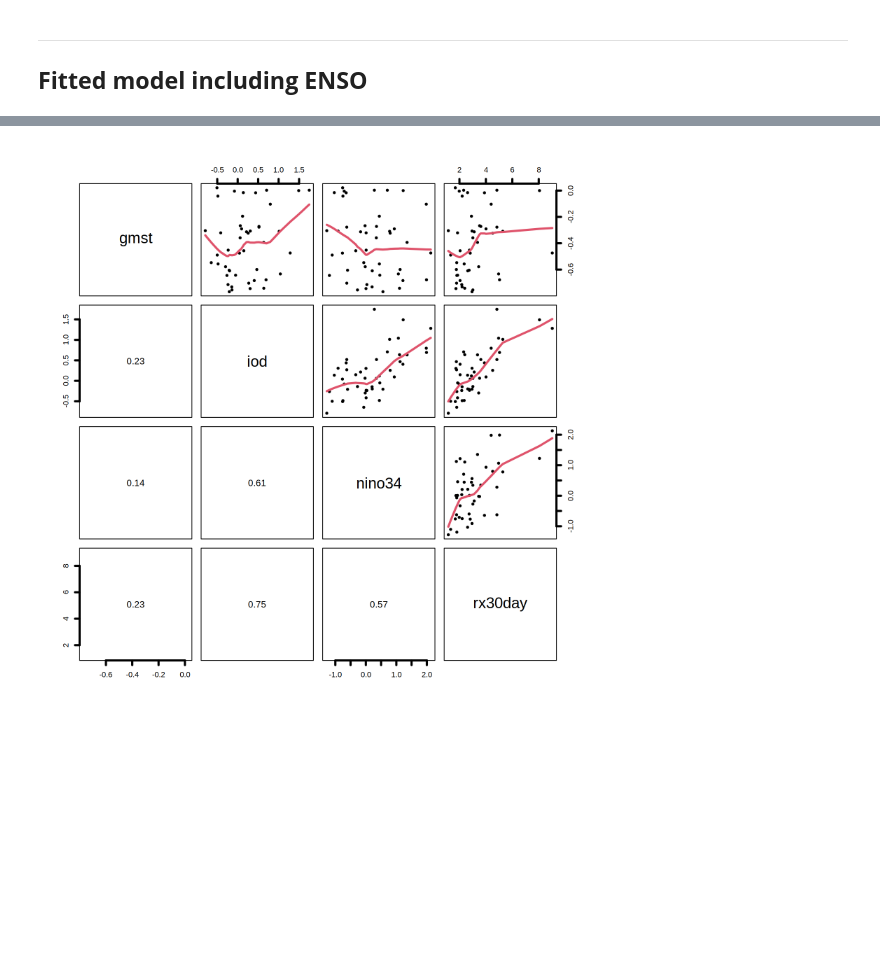
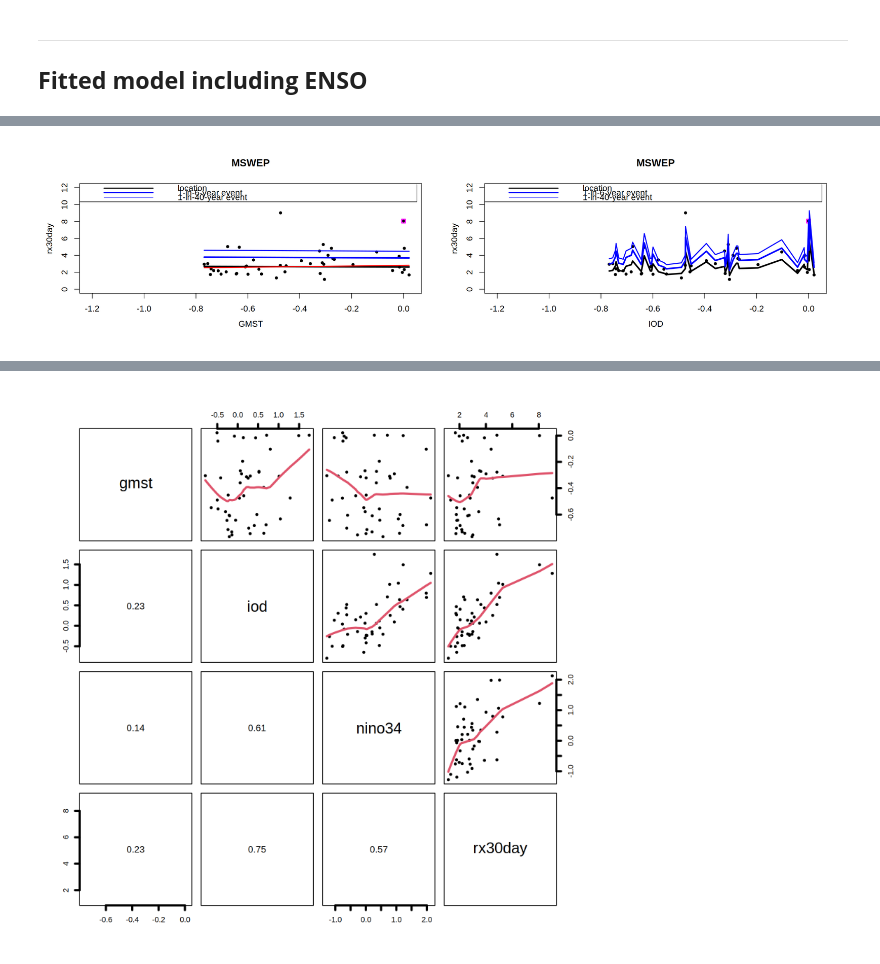
Before and after one commit to clairbarnes/wwa-current, a Jupyter notebook: 23-11_hoa-floods/hoa-floods_9R_additional-modelling.ipynb, the cells around one changed output, grey strips where cells are left out. Drawn from its saved outputs; the diff is of its cells as text; code cells hidden in the pictures; blank space fills up the shorter version.

```diff
--- a/23-11_hoa-floods/hoa-floods_9R_additional-modelling.ipynb
+++ b/23-11_hoa-floods/hoa-floods_9R_additional-modelling.ipynb
@@ -87,3 +105,24 @@ int_change(mdl_nino, rp = 10, cov = data.frame("gmst" = gmst_2023, "iod" = iod_2
+# %%
+prep_window(c(1,4)); par(mfrow = c(1,2))
+yl <- c(0,12)
+
+fix_gmst <- data.frame("gmst" = gmst_clim, iod = df$iod)
+fix_iod <- data.frame("gmst" = df$gmst, "iod" = iod_clim)
+fix_iod_nino <- data.frame("gmst" = df$gmst, "iod" = iod_clim, "nino34" = nino_clim)
+
+plot_covtrend(mdl_iod, xcov = "gmst", ylim = yl, nsamp = 10, main = "MSWEP",
+              cov = data.frame("gmst" = gmst_2023, "iod" = iod_2023),
+              cov_cf = data.frame("gmst" = gmst_2023 - 1.2, "iod" = iod_2023),
+              fixed_cov = fix_iod)
+lines(df$gmst[order(df$gmst)], ns_pars(mdl_nino, fixed_cov = fix_iod_nino)$loc[order(df$gmst)], col = "red", lwd = 2)
+
+plot_covtrend(mdl_nino, xcov = "gmst", ylim = yl, nsamp = 10, main = "MSWEP", xlab = "IOD",
+              cov = data.frame("gmst" = gmst_2023, "iod" = iod_2023, "nino34" = nino_2023),
+              cov_cf = data.frame("gmst" = gmst_2023 - 1.2, "iod" = iod_2023, "nino34" = nino_2023),
+              fixed_cov = data.frame("gmst" = gmst_clim, iod = df$iod))
+# lines(df$gmst[order(df$gmst)], ns_pars(mdl_nino, fixed_cov = data.frame("gmst" = gmst_clim, "iod" = df$iod, "nino34" = nino_clim))$loc[order(df$gmst)], col = "red", lwd = 2)
+# %% [output]
+[figure, added]
 # %%
 # quick AIC check
 2*4 + 2*mdl_iod$value
```
Also changed, not shown: parts of 26 cells of this notebook.
